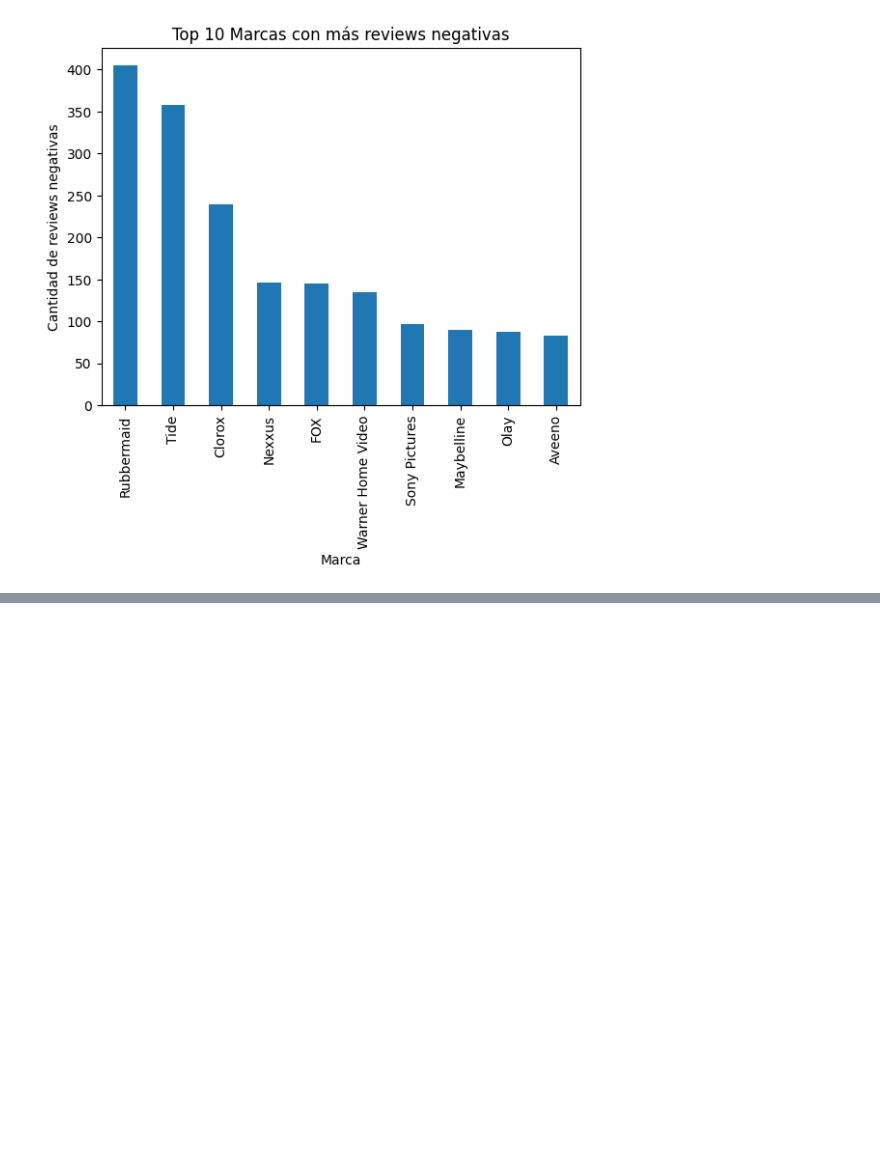
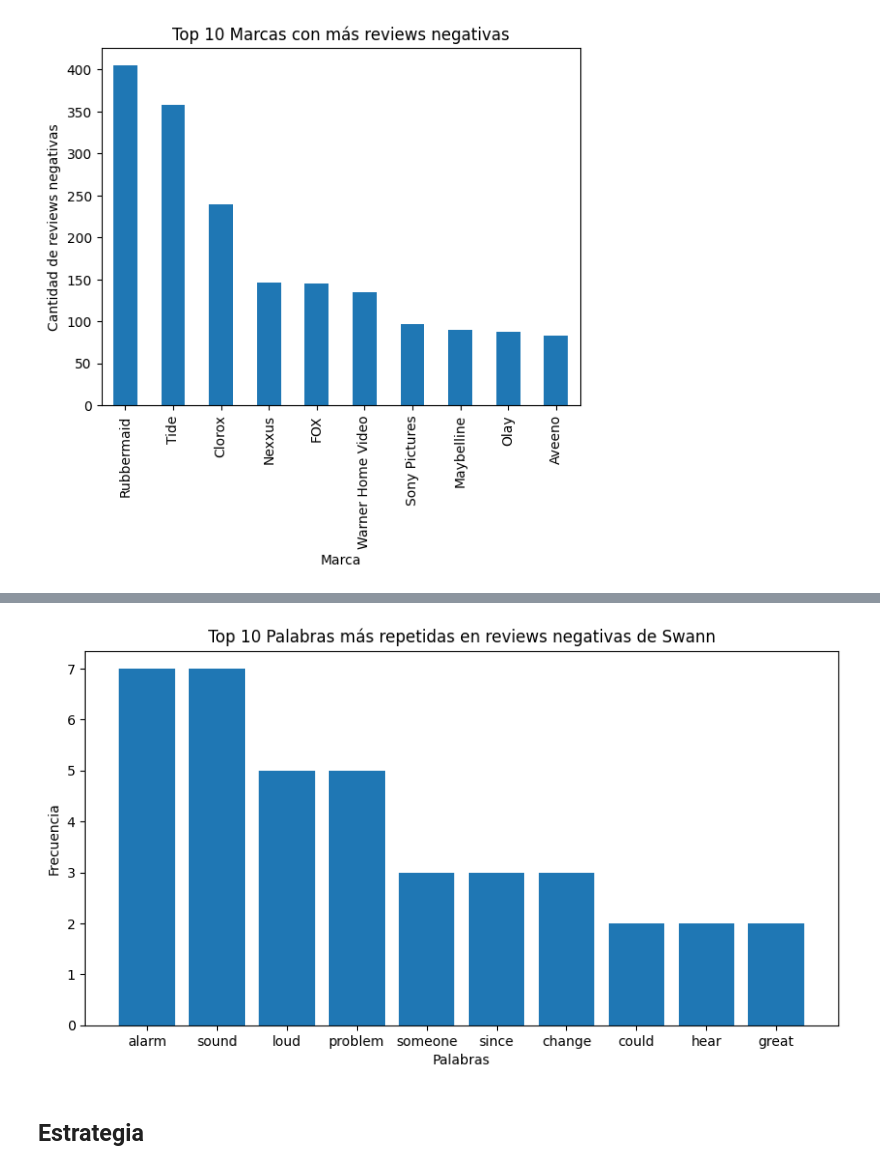
Before and after one commit to FranzCastillo/Sentiment-Analysis, a Jupyter notebook: src/ejercicio2.ipynb, the cells around one changed output, grey strips where cells are left out. Saved outputs shown, nothing was run; the diff lists cells and outputs as text; code cells hidden in the pictures; blank space fills up the shorter version.

```diff
--- a/src/ejercicio2.ipynb
+++ b/src/ejercicio2.ipynb
@@ -227,0 +250,18 @@ plt.show()
+# %%
+# Most common words in negative reviews for Swann
+swann_negative_reviews = df[(df['brand'] == 'Swann') & (df['sentiment'] == 'Negative')]['cleaned_text']
+swann_negative_reviews_text = ' '.join(swann_negative_reviews)
+swann_negative_word_counts = Counter(swann_negative_reviews_text.split())
+swann_negative_most_common_words = swann_negative_word_counts.most_common(10)
+words, counts = zip(*swann_negative_most_common_words)
+
+plt.figure(figsize=(10, 5))
+plt.bar(words, counts)
+plt.title('Top 10 Palabras más repetidas en reviews negativas de Swann')
+plt.xlabel('Palabras')
+plt.ylabel('Frecuencia')
+plt.show()
+# %% [output]
+[figure, added]
+# %% [markdown]
+## Estrategia
```
Also changed, not shown: parts of 6 cells of this notebook.
